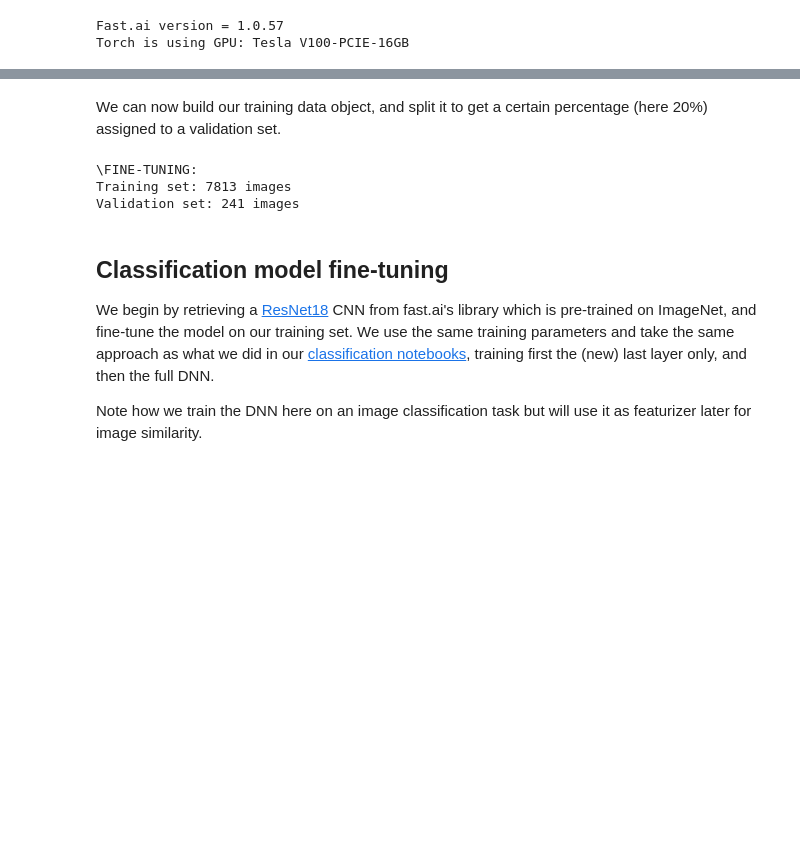
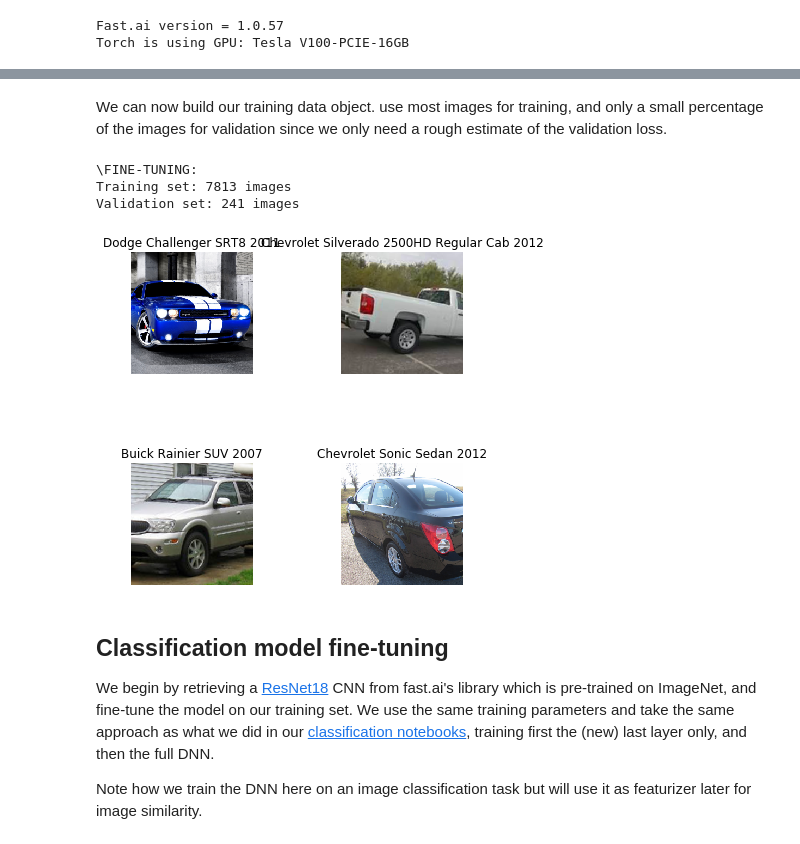
Before and after one commit to youngpark/computervision-recipes, a Jupyter notebook: scenarios/similarity/02_split_by_class.ipynb, the cells around one changed output, grey strips where cells are left out. Cells and saved outputs as stored; diff of their text form; code cells hidden in the pictures; blank space fills up the shorter version.

```diff
--- a/scenarios/similarity/02_split_by_class.ipynb
+++ b/scenarios/similarity/02_split_by_class.ipynb
@@ -86,49 +106,60 @@ We use popular datasets such as CUB-200-2011 or Cars196. These datasets come wit
 #DATA_RANKING_PATH = "/home/pabuehle/Desktop/data/cub_200_2011/test"
 DATA_FINETUNE_PATH = "/home/pabuehle/Desktop/data/cars196/train"
 DATA_RANKING_PATH = "/home/pabuehle/Desktop/data/cars196/test"
+#DATA_FINETUNE_PATH = "/home/pabuehle/Desktop/data/sop/train"
+#DATA_RANKING_PATH = "/home/pabuehle/Desktop/data/sop/test"
 #DATA_FINETUNE_PATH = "C:/Users/pabuehle/Desktop/data/cub_200_2011_subset3/train"
 #DATA_RANKING_PATH = "C:/Users/pabuehle/Desktop/data/cub_200_2011_subset3/test"
 #DATA_FINETUNE_PATH = "C:/Users/pabuehle/Desktop/data/cub_200_2011/train"
 #DATA_RANKING_PATH = "C:/Users/pabuehle/Desktop/data/cub_200_2011/test"
 
+#data_root_dir = unzip_url("https://cvbp.blob.core.windows.net/public/datasets/image_similarity/fridgeObjectsImageRetrieval.zip")
+#DATA_FINETUNE_PATH = data_root_dir/train
+#DATA_RANKING_PATH  = data_root_dir/test
+
 # DNN configuration and learning parameters
-EPOCHS_HEAD = 4
-EPOCHS_BODY = 24
-LEARNING_RATE = 10* 1e-4
-BATCH_SIZE = 16
-ARCHITECTURE = models.resnet50 # models.resnet18
+EPOCHS_HEAD = 0 #4
+EPOCHS_BODY = 6 # 2*24
+
+HEAD_LEARNING_RATE = 0.01 *  0.01                       # 0.01
+BODY_LEARNING_RATE = 0.1*   0.001                      # 0.001
+
+BATCH_SIZE = 75 #16
+ARCHITECTURE = models.resnet50
 IM_SIZE = 224 #300
 DROPOUT = 0
-EMBEDDING_DIM = 512 #2048 #512
 
 # Proposed in BMVC 2019 paper: "Classification is a Strong Baseline for Deep Metric Learning"
 use_norm_softmax_loss = True
-
+BO_REMOVE_ALL_HEAD = True
+EMBEDDING_DIM = 4*512
 TEMPERATURE = 0.05
 # %% [markdown]
-We can now build our training data object, and split it to get a certain percentage (here 20%) assigned to a validation set.
+We can now build our training data object. use most images for training, and only a small percentage of the images for validation since we only need a rough estimate of the validation loss.
 # %%
 # Load images into fast.ai's ImageDataBunch object
 random.seed(642)
 data_finetune = (
     ImageList.from_folder(DATA_FINETUNE_PATH)
     .split_by_rand_pct(valid_pct=0.03, seed=20) # Keep a few validation images to estimate validation loss
-    #.split_none()
     .label_from_folder()
     .transform(tfms=fastai.vision.transform.get_transforms(), size=IM_SIZE)
     .databunch(bs=BATCH_SIZE, num_workers = db_num_workers())
     .normalize(imagenet_stats)
 )
 
 print(f"""\FINE-TUNING:
 Training set: {len(data_finetune.train_ds.x)} images
 Validation set: {len(data_finetune.valid_ds.x)} images\
 """
 )
+
+data_finetune.show_batch(rows=2, figsize=(6, 6))
 # %% [output]
 \FINE-TUNING:
 Training set: 7813 images
 Validation set: 241 images
+[figure, added]
 # %% [markdown]
 ## Classification model fine-tuning
 
```
Also changed, not shown: parts of 19 cells of this notebook.
